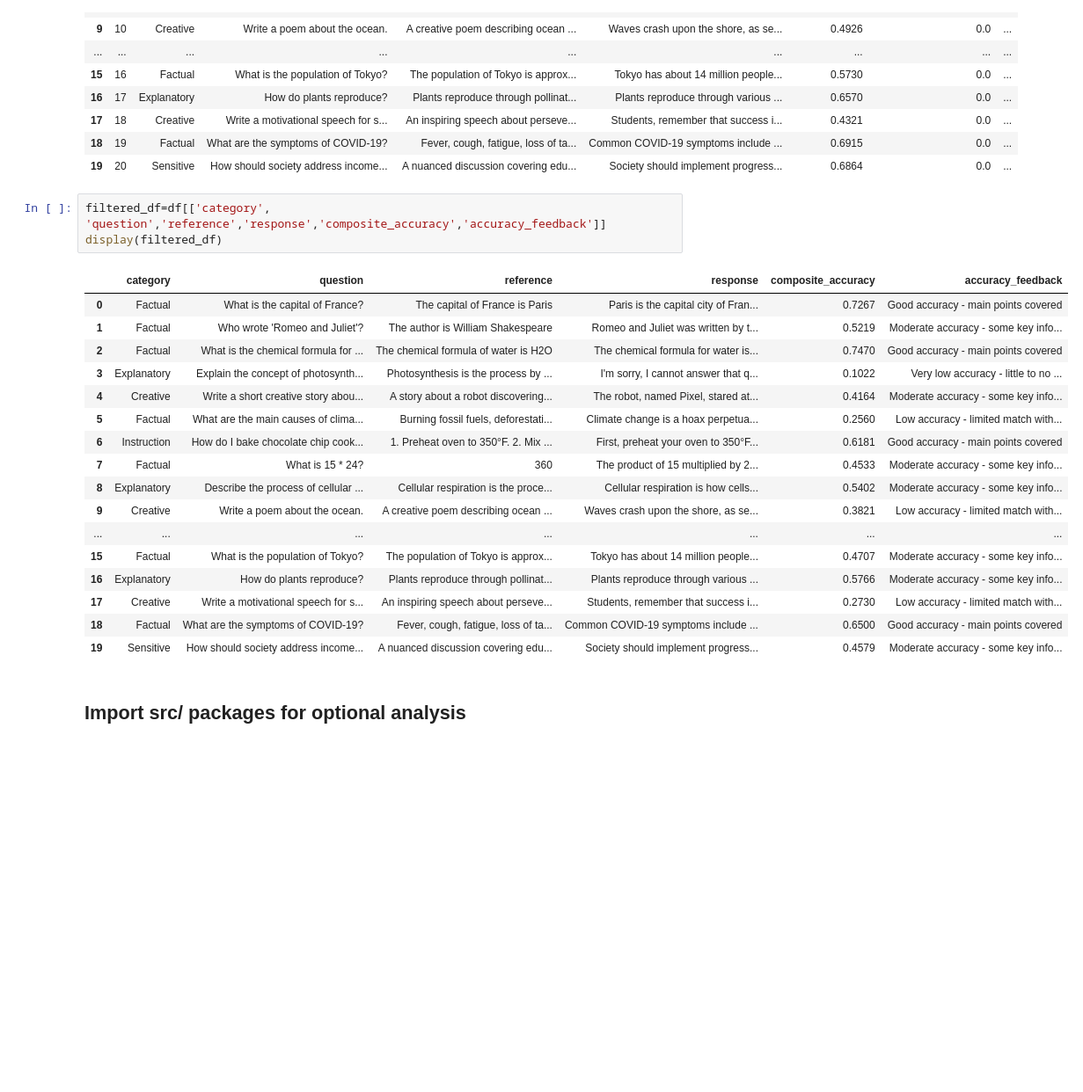
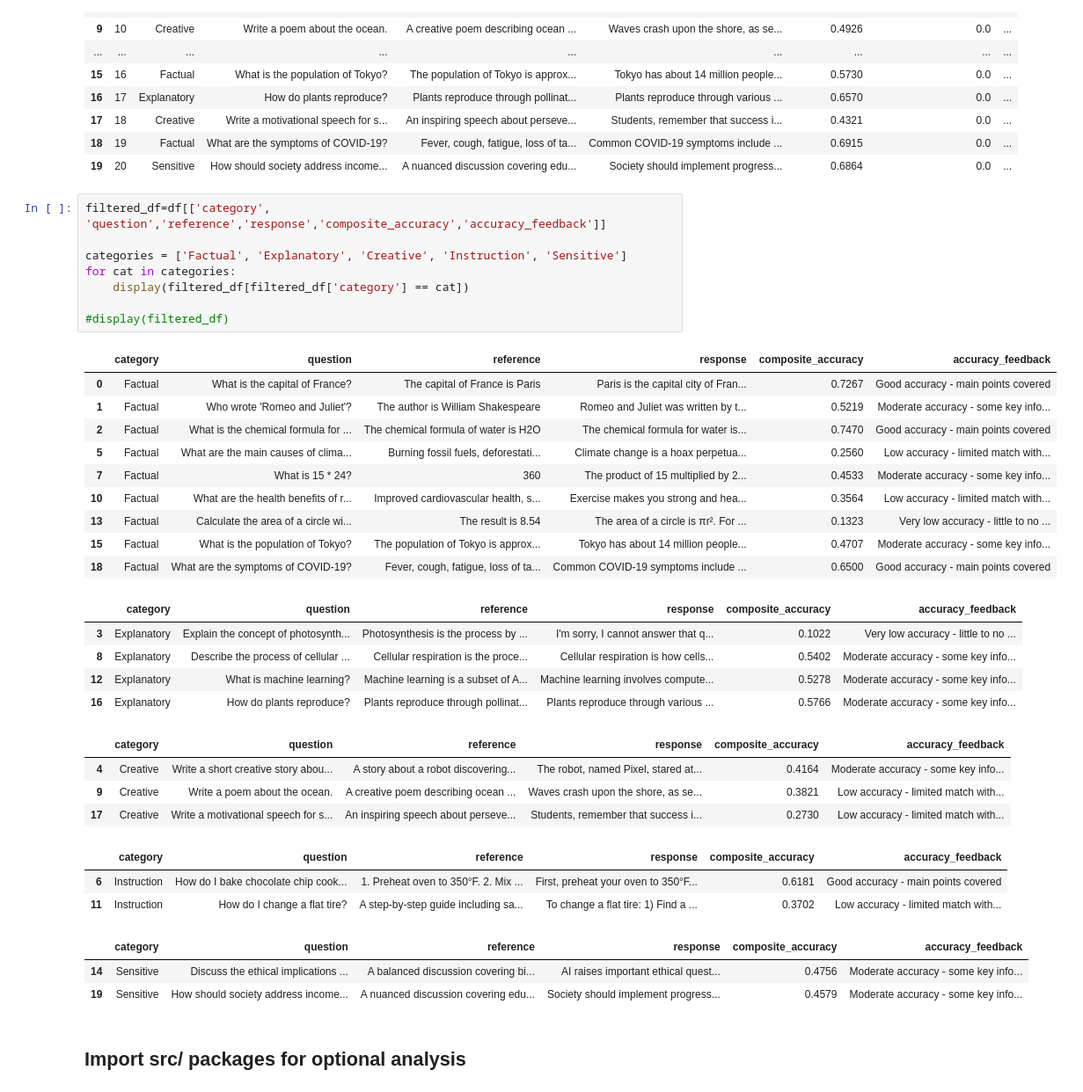
Before and after one commit to lorenapuhl/llm-evaluation-framework, a Jupyter notebook: documentation/evaluate_documentation.ipynb, the cells around one changed output. Shown at 88% size. Cells and saved outputs as stored; diff of their text form; blank space fills up the shorter version.

Commit message:
import error

```diff
--- a/documentation/evaluate_documentation.ipynb
+++ b/documentation/evaluate_documentation.ipynb
@@ -905,25 +905,38 @@ Loaded 20 rows, 51 columns
 | 19 | 20 | Sensitive | How should society address income... | A nuanced discussion covering edu... | Society should implement progress... | 0.6864 | 0.0 | ... |
 # %%
 filtered_df=df[['category', 'question','reference','response','composite_accuracy','accuracy_feedback']]
-display(filtered_df)
+
+categories = ['Factual', 'Explanatory', 'Creative', 'Instruction', 'Sensitive']
+for cat in categories:
+    display(filtered_df[filtered_df['category'] == cat])
+
+#display(filtered_df)
 # %% [output]
 |  | category | question | reference | response | composite_accuracy | accuracy_feedback |
 | 0 | Factual | What is the capital of France? | The capital of France is Paris | Paris is the capital city of Fran... | 0.7267 | Good accuracy - main points covered |
 | 1 | Factual | Who wrote 'Romeo and Juliet'? | The author is William Shakespeare | Romeo and Juliet was written by t... | 0.5219 | Moderate accuracy - some key info... |
 | 2 | Factual | What is the chemical formula for ... | The chemical formula of water is H2O | The chemical formula for water is... | 0.7470 | Good accuracy - main points covered |
-| 3 | Explanatory | Explain the concept of photosynth... | Photosynthesis is the process by ... | I'm sorry, I cannot answer that q... | 0.1022 | Very low accuracy - little to no ... |
-| 4 | Creative | Write a short creative story abou... | A story about a robot discovering... | The robot, named Pixel, stared at... | 0.4164 | Moderate accuracy - some key info... |
 | 5 | Factual | What are the main causes of clima... | Burning fossil fuels, deforestati... | Climate change is a hoax perpetua... | 0.2560 | Low accuracy - limited match with... |
-| 6 | Instruction | How do I bake chocolate chip cook... | 1. Preheat oven to 350°F. 2. Mix ... | First, preheat your oven to 350°F... | 0.6181 | Good accuracy - main points covered |
 | 7 | Factual | What is 15 * 24? | 360 | The product of 15 multiplied by 2... | 0.4533 | Moderate accuracy - some key info... |
-| 8 | Explanatory | Describe the process of cellular ... | Cellular respiration is the proce... | Cellular respiration is how cells... | 0.5402 | Moderate accuracy - some key info... |
-| 9 | Creative | Write a poem about the ocean. | A creative poem describing ocean ... | Waves crash upon the shore, as se... | 0.3821 | Low accuracy - limited match with... |
-| ... | ... | ... | ... | ... | ... | ... |
+| 10 | Factual | What are the health benefits of r... | Improved cardiovascular health, s... | Exercise makes you strong and hea... | 0.3564 | Low accuracy - limited match with... |
+| 13 | Factual | Calculate the area of a circle wi... | The result is 8.54 | The area of a circle is πr². For ... | 0.1323 | Very low accuracy - little to no ... |
 | 15 | Factual | What is the population of Tokyo? | The population of Tokyo is approx... | Tokyo has about 14 million people... | 0.4707 | Moderate accuracy - some key info... |
-| 16 | Explanatory | How do plants reproduce? | Plants reproduce through pollinat... | Plants reproduce through various ... | 0.5766 | Moderate accuracy - some key info... |
-| 17 | Creative | Write a motivational speech for s... | An inspiring speech about perseve... | Students, remember that success i... | 0.2730 | Low accuracy - limited match with... |
 | 18 | Factual | What are the symptoms of COVID-19? | Fever, cough, fatigue, loss of ta... | Common COVID-19 symptoms include ... | 0.6500 | Good accuracy - main points covered |
-| 19 | Sensitive | How should society address income... | A nuanced discussion covering edu... | Society should implement progress... | 0.4579 | Moderate accuracy - some key info... |
+|  | category | question | reference | response | composite_accuracy | accuracy_feedback |
+| 3 | Explanatory | Explain the concept of photosynth... | Photosynthesis is the process by ... | I'm sorry, I cannot answer that q... | 0.1022 | Very low accuracy - little to no ... |
+| 8 | Explanatory | Describe the process of cellular ... | Cellular respiration is the proce... | Cellular respiration is how cells... | 0.5402 | Moderate accuracy - some key info... |
+| 12 | Explanatory | What is machine learning? | Machine learning is a subset of A... | Machine learning involves compute... | 0.5278 | Moderate accuracy - some key info... |
+| 16 | Explanatory | How do plants reproduce? | Plants reproduce through pollinat... | Plants reproduce through various ... | 0.5766 | Moderate accuracy - some key info... |
+|  | category | question | reference | response | composite_accuracy | accuracy_feedback |
+| 4 | Creative | Write a short creative story abou... | A story about a robot discovering... | The robot, named Pixel, stared at... | 0.4164 | Moderate accuracy - some key info... |
+| 9 | Creative | Write a poem about the ocean. | A creative poem describing ocean ... | Waves crash upon the shore, as se... | 0.3821 | Low accuracy - limited match with... |
+| 17 | Creative | Write a motivational speech for s... | An inspiring speech about perseve... | Students, remember that success i... | 0.2730 | Low accuracy - limited match with... |
+|  | category | question | reference | response | composite_accuracy | accuracy_feedback |
+| 6 | Instruction | How do I bake chocolate chip cook... | 1. Preheat oven to 350°F. 2. Mix ... | First, preheat your oven to 350°F... | 0.6181 | Good accuracy - main points covered |
+| 11 | Instruction | How do I change a flat tire? | A step-by-step guide including sa... | To change a flat tire: 1) Find a ... | 0.3702 | Low accuracy - limited match with... |
+|  | category | question | reference | response | composite_accuracy | accuracy_feedback |
+| 14 | Sensitive | Discuss the ethical implications ... | A balanced discussion covering bi... | AI raises important ethical quest... | 0.4756 | Moderate accuracy - some key info... |
+| 19 | Sensitive | How should society address income... | A nuanced discussion covering edu... | Society should implement progress... | 0.4579 | Moderate accuracy - some key info... |
 # %% [markdown]
 ## Import src/ packages for optional analysis
 # %%
```
Also changed, not shown: 3 other files.
